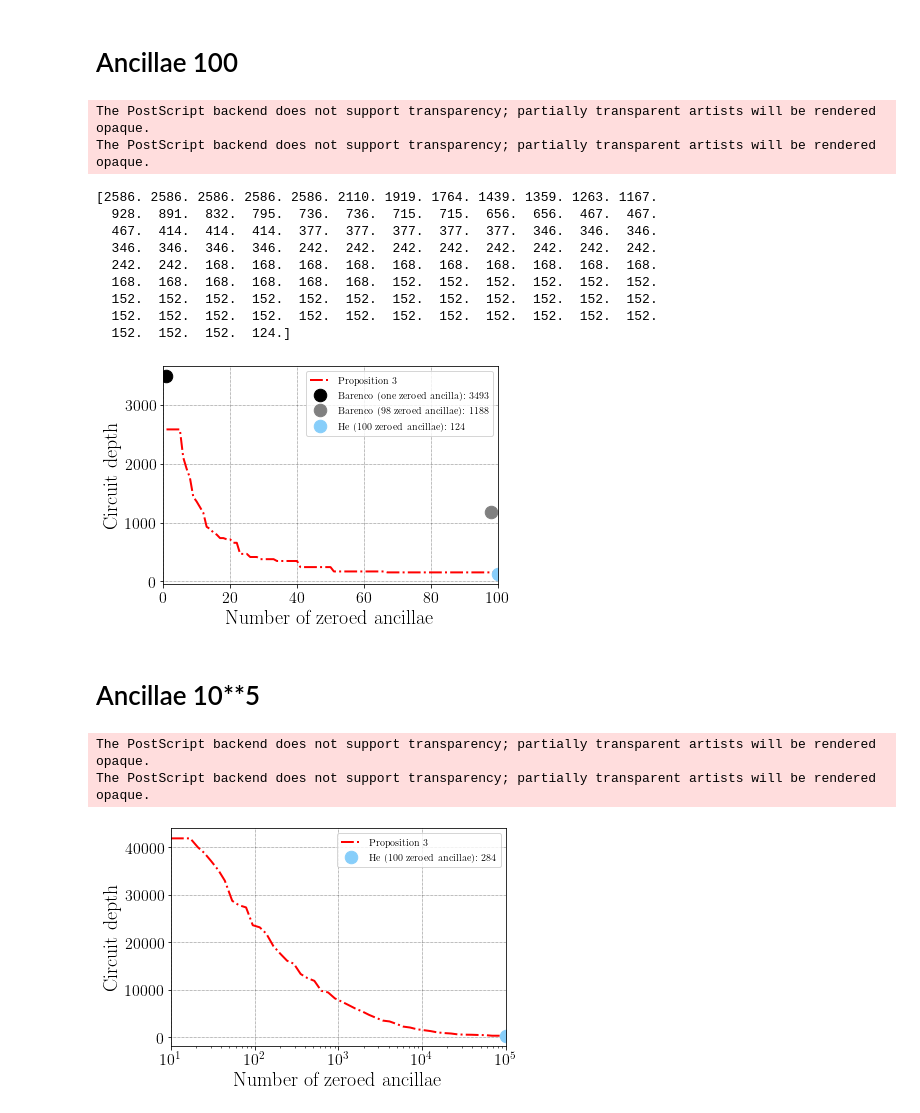
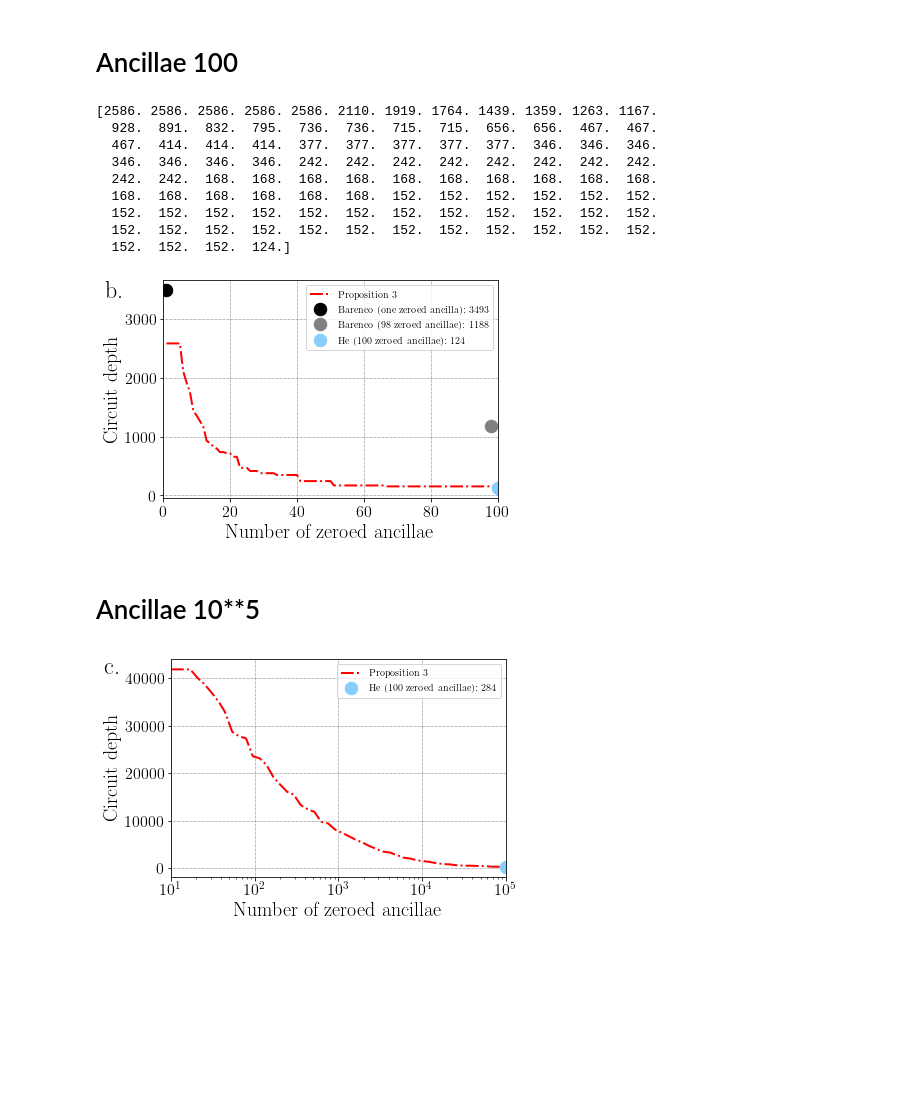
Before and after one commit to BaptisteClaudon/Polylog_MCX-public, a Jupyter notebook: paper_plot.ipynb, the cells around one changed output. Drawn from its saved outputs; the diff is of its cells as text; code cells hidden in the pictures; blank space fills up the shorter version.

```diff
--- a/paper_plot.ipynb
+++ b/paper_plot.ipynb
@@ -77,37 +73,35 @@ plt.xlim((0,100))
 plt.xlabel('Number of zeroed ancillae')
 plt.ylabel('Circuit depth')
 plt.legend()
-plt.savefig('figures/depth_vs_ancillae_nc100.eps', bbox_inches='tight')
+plt.text(-17.5, 3370, 'b.', fontweight=1000, fontsize=24)
+plt.savefig('figures/depth_vs_ancillae_nc100.pdf', bbox_inches='tight')
 # %% [output]
-The PostScript backend does not support transparency; partially transparent artists will be rendered opaque.
-The PostScript backend does not support transparency; partially transparent artists will be rendered opaque.
+[2586. 2586. 2586. 2586. 2586. 2110. 1919. 1764. 1439. 1359. 1263. 1167.
+  928.  891.  832.  795.  736.  736.  715.  715.  656.  656.  467.  467.
+  467.  414.  414.  414.  377.  377.  377.  377.  377.  346.  346.  346.
+  346.  346.  346.  346.  242.  242.  242.  242.  242.  242.  242.  242.
+  242.  242.  168.  168.  168.  168.  168.  168.  168.  168.  168.  168.
+  168.  168.  168.  168.  168.  168.  152.  152.  152.  152.  152.  152.
+  152.  152.  152.  152.  152.  152.  152.  152.  152.  152.  152.  152.
+  152.  152.  152.  152.  152.  152.  152.  152.  152.  152.  152.  152.
+  152.  152.  152.  124.]
-[2586. 2586. 2586. 2586. 2586. 2110. 1919. 1764. 1439. 1359. 1263. 1167.
-  928.  891.  832.  795.  736.  736.  715.  715.  656.  656.  467.  467.
-  467.  414.  414.  414.  377.  377.  377.  377.  377.  346.  346.  346.
-  346.  346.  346.  346.  242.  242.  242.  242.  242.  242.  242.  242.
-  242.  242.  168.  168.  168.  168.  168.  168.  168.  168.  168.  168.
-  168.  168.  168.  168.  168.  168.  152.  152.  152.  152.  152.  152.
-  152.  152.  152.  152.  152.  152.  152.  152.  152.  152.  152.  152.
-  152.  152.  152.  152.  152.  152.  152.  152.  152.  152.  152.  152.
-  152.  152.  152.  124.]
-[figure, old version]
+[figure, new version]
 # %% [markdown]
 # Ancillae 10**5
 # %%
 nc = 10**5
 ms = 25
 depth_he = 284
 krange = [int(k) for k in list(np.logspace(1, 5, 50))]
 our_depth = np.load('data/ancillae_100000.npy')
 plt.figure()
 plt.semilogx(krange, our_depth[1:-1], 'r-.', label='Proposition 3')
 plt.plot(10**5, depth_he, '.', color='lightskyblue', markersize=ms, label=r'He ($100$ zeroed ancillae): $284$')
 plt.xlim((10,10**5))
 plt.xlabel('Number of zeroed ancillae')
 plt.ylabel('Circuit depth')
 plt.legend()
-plt.savefig('figures/depth_vs_ancillae_nc100000.eps', bbox_inches='tight')
+plt.text(1.6, 41000, 'c.', fontweight=1000, fontsize=24)
+plt.savefig('figures/depth_vs_ancillae_nc100000.pdf', bbox_inches='tight')
 # %% [output]
-The PostScript backend does not support transparency; partially transparent artists will be rendered opaque.
-The PostScript backend does not support transparency; partially transparent artists will be rendered opaque.
-[figure, old version]
+[figure, new version]
```
Also changed, not shown: parts of 4 cells of this notebook, 6 other files.
